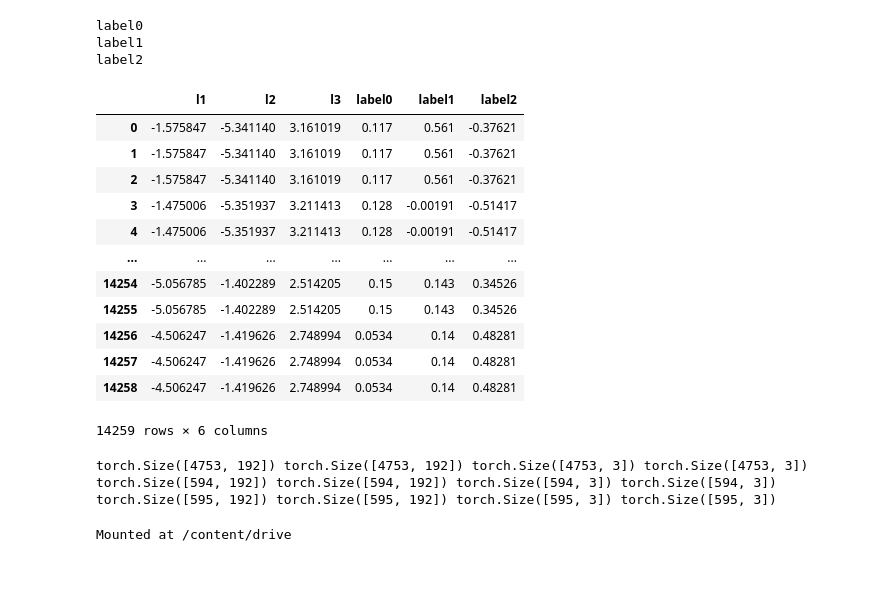
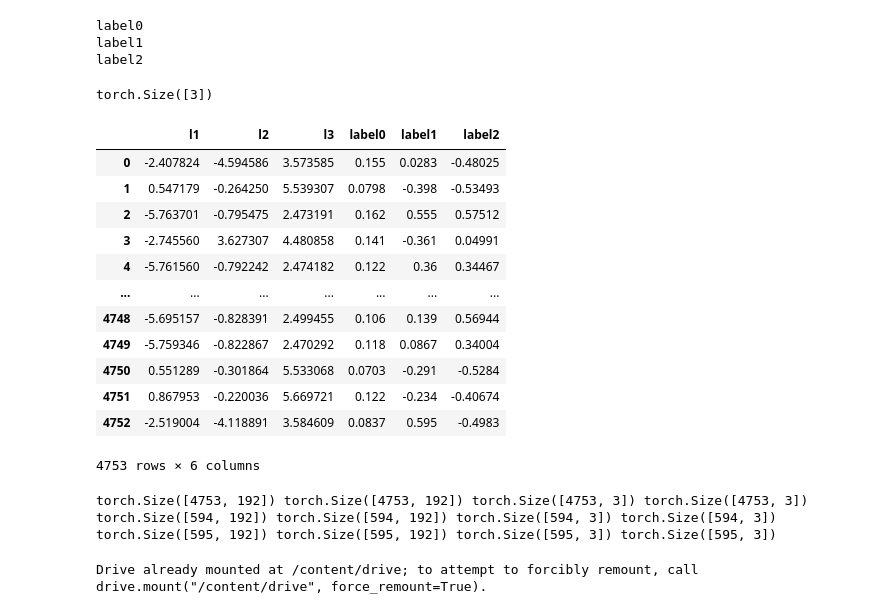
Before and after one commit to miguel-fc/PyTorch-tools, a Jupyter notebook: nr_v7.ipynb, the cells around one changed output. Drawn from its saved outputs; the diff is of its cells as text; code cells hidden in the pictures; blank space fills up the shorter version.

```diff
--- a/nr_v7.ipynb
+++ b/nr_v7.ipynb
@@ -420,40 +420,46 @@ for i in range(nlabel):
 label0
 label1
 label2
+# %%
+train_dataset[0][1].shape
+# %% [output]
+torch.Size([3])
 # %%
 encoded_samples = []
-for sample in tqdm(train_dataset):
+for sample in train_dataset:
     img = sample[0].unsqueeze(0)
     img = img.view(img.size(0), -1).to(device)
     label_val = sample[1]
+    # print(label_val.shape)
     encoder.eval()
     with torch.no_grad():
         encoded_img  = encoder(img)
     encoded_img = encoded_img.flatten().cpu().numpy()
+    # print(enumerate(encoded_img))
     encoded_sample = {f"l{i+1}": enc for i, enc in enumerate(encoded_img)}
     for i in range(nlabel):
       label_index = 'label'+str(i)
       encoded_sample[label_index] = label_val[i].numpy()
     # encoded_sample['label1'] = label[1].numpy()
     # encoded_sample['label2'] = label[2].numpy()
     # encoded_sample['label3'] = label[3].numpy()
-      encoded_samples.append(encoded_sample)
+    encoded_samples.append(encoded_sample)
 df_encoded_samples = pd.DataFrame(encoded_samples)
 df_encoded_samples
 # %% [output]
 |  | l1 | l2 | l3 | label0 | label1 | label2 |
-| 0 | -1.575847 | -5.341140 | 3.161019 | 0.117 | 0.561 | -0.37621 |
-| 1 | -1.575847 | -5.341140 | 3.161019 | 0.117 | 0.561 | -0.37621 |
-| 2 | -1.575847 | -5.341140 | 3.161019 | 0.117 | 0.561 | -0.37621 |
-| 3 | -1.475006 | -5.351937 | 3.211413 | 0.128 | -0.00191 | -0.51417 |
-| 4 | -1.475006 | -5.351937 | 3.211413 | 0.128 | -0.00191 | -0.51417 |
+| 0 | -2.407824 | -4.594586 | 3.573585 | 0.155 | 0.0283 | -0.48025 |
+| 1 | 0.547179 | -0.264250 | 5.539307 | 0.0798 | -0.398 | -0.53493 |
+| 2 | -5.763701 | -0.795475 | 2.473191 | 0.162 | 0.555 | 0.57512 |
+| 3 | -2.745560 | 3.627307 | 4.480858 | 0.141 | -0.361 | 0.04991 |
+| 4 | -5.761560 | -0.792242 | 2.474182 | 0.122 | 0.36 | 0.34467 |
 | ... | ... | ... | ... | ... | ... | ... |
-| 14254 | -5.056785 | -1.402289 | 2.514205 | 0.15 | 0.143 | 0.34526 |
-| 14255 | -5.056785 | -1.402289 | 2.514205 | 0.15 | 0.143 | 0.34526 |
-| 14256 | -4.506247 | -1.419626 | 2.748994 | 0.0534 | 0.14 | 0.48281 |
-| 14257 | -4.506247 | -1.419626 | 2.748994 | 0.0534 | 0.14 | 0.48281 |
-| 14258 | -4.506247 | -1.419626 | 2.748994 | 0.0534 | 0.14 | 0.48281 |
+| 4748 | -5.695157 | -0.828391 | 2.499455 | 0.106 | 0.139 | 0.56944 |
+| 4749 | -5.759346 | -0.822867 | 2.470292 | 0.118 | 0.0867 | 0.34004 |
+| 4750 | 0.551289 | -0.301864 | 5.533068 | 0.0703 | -0.291 | -0.5284 |
+| 4751 | 0.867953 | -0.220036 | 5.669721 | 0.122 | -0.234 | -0.40674 |
+| 4752 | -2.519004 | -4.118891 | 3.584609 | 0.0837 | 0.595 | -0.4983 |
-14259 rows × 6 columns
+4753 rows × 6 columns
 # %%
 #Creating dataloaders for the MLP. This includes train, valid and test
 #Saving them on disk too
@@ -518,4 +524,4 @@ torch.save(mlp_test_loader,'mlp_test_loader.pth')
 df_encoded_samples.to_pickle('df_encoded_samples.pkl')
 !mv df_encoded_samples.pkl /content/drive/MyDrive/neutron_reflectivity/
 # %% [output]
-Mounted at /content/drive
+Drive already mounted at /content/drive; to attempt to forcibly remount, call drive.mount("/content/drive", force_remount=True).
```
Also changed, not shown: parts of 5 cells of this notebook.
